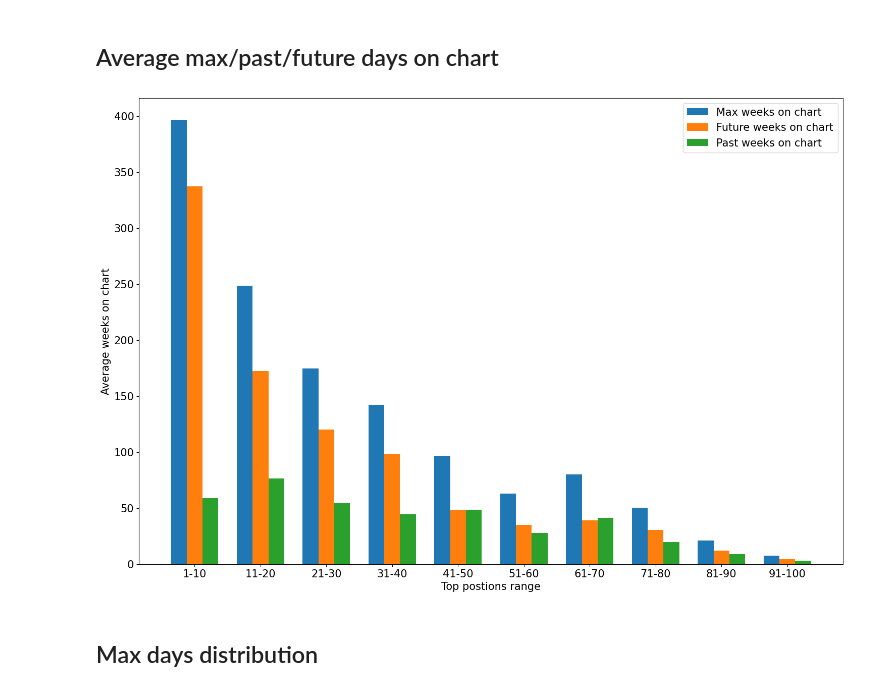
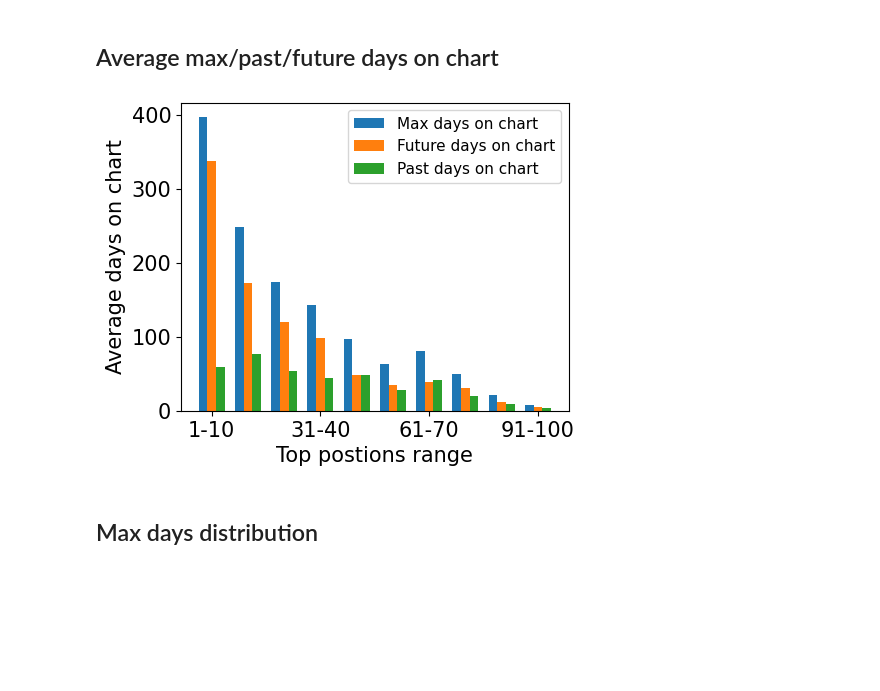
Before and after one commit to martalech/pop_charts_dynamics, a Jupyter notebook: podcasts/itunes_podcasts_statistics.ipynb, the cells around one changed output. Cells and saved outputs as stored; diff of their text form; code cells hidden in the pictures; blank space fills up the shorter version.

```diff
--- a/podcasts/itunes_podcasts_statistics.ipynb
+++ b/podcasts/itunes_podcasts_statistics.ipynb
@@ -99,7 +100,7 @@ def calculate_position_difference(position, last_week_position):
 itunes_top_with_disappeared_songs["position_change"] = itunes_top_with_disappeared_songs.apply(
     lambda x: calculate_position_difference(x["position"], x["last_week_position"]), axis=1)
 # %%
-fig, axes = plt.subplots(3, 2, figsize=(20, 15), sharex=True, sharey=True)
+fig, axes = plt.subplots(3, 2, figsize=(7, 6), sharex=True, sharey=True)
 
 row = 0
 col = 0
@@ -122,26 +123,28 @@ for year in range(2010, 2023, 3):
     # mark the percentiles
     rect_left = patches.Rectangle((-100, 0), 100 + perecentile_25, 20000, linewidth=1, edgecolor='grey', facecolor='grey', alpha=0.3)
     axes[row, col].add_patch(rect_left)
-    axes[row, col].text(perecentile_25 - 7, 12500, "2.5th", size = 10, alpha = 0.8)
+    axes[row, col].text(perecentile_25 - 7, 8500, "2.5th", size = 10, alpha = 0.8)
     rect_right = patches.Rectangle((perecentile_975, 0), 100 - perecentile_975, 20000, linewidth=1, edgecolor='grey', facecolor='grey', alpha=0.3)
     axes[row, col].add_patch(rect_right)
-    axes[row, col].text(perecentile_975 - 7, 12500, "97.5th", size = 10, alpha = 0.8)
+    axes[row, col].text(perecentile_975 - 7, 8500, "97.5th", size = 10, alpha = 0.8)
 
     axes[row, col].text(perecentile_50 + 2, 12500, "Median", size = 10, alpha = 0.8)
 
     axes[row, col].bar(count_changes.index, count_changes.values)
-    axes[row, col].set_title(f"Distribution for {year}")
-    axes[row, col].set_xlabel("Position difference")
-    axes[row, col].set_ylabel("Count")
-    axes[row, col].xaxis.set_major_locator(plt.MaxNLocator(10))
+    axes[row, col].set_title(f"{year}", fontsize=13)
+    if row == 2 or ((row == 1) and (col == 1)):
+        axes[row, col].set_xlabel("Position difference")
+        axes[row, col].xaxis.set_tick_params(labelbottom=True)
+        axes[row, col].xaxis.set_major_locator(plt.MaxNLocator(5))
+    if col == 0:
+        axes[row, col].set_ylabel("Count")
     col += 1
     if col == 2:
         col = 0
         row += 1
 
 fig.delaxes(axes[2, 1])
-plt.locator_params(axis='x', nbins=10)
 fig.tight_layout()
-plt.savefig("figures/position_difference_distribution.pdf", format="pdf")
+plt.savefig("figures/position_difference_distribution.pdf", format="pdf", bbox_inches="tight")
 plt.show()
 # %% [output]
@@ -206,7 +209,7 @@ itunes_top_with_empty_weeks = pd.concat([itunes_top[["title", "weeks_on_chart",
 
 itunes_top_with_empty_weeks["first_week"] = itunes_top_with_empty_weeks.groupby(["title"])["day"].transform("min")
 # %%
-plt.figure(figsize=(18, 12))
+plt.figure(figsize=(5, 4))
 
 for top_position in range(10, 110, 10):
     top_x_positions = itunes_top[(itunes_top["top_position"] <= top_position) &\
@@ -226,13 +229,13 @@ for top_position in range(10, 110, 10):
     top_x_positions.set_index("day", inplace=True)
 
     plt.plot(top_x_positions.groupby("day")["position"].mean(),
-        marker='o', label=f"Top {top_position - 9}-{top_position}")
+        marker='o', label=f"Top {top_position - 9}-{top_position}", ms=2, alpha=0.7)
 
-plt.xlabel("Week")
-plt.xlim([0, 800])
-plt.legend()
+plt.xlabel("Day")
+plt.xlim([0, 500])
+plt.legend(bbox_to_anchor=(1, 1), fontsize=11, ncol=2)
 
 plt.gca().invert_yaxis()
-plt.savefig("figures/average_position_change_per_top_position.pdf", format="pdf")
+plt.savefig("figures/average_position_change_per_top_position.pdf", format="pdf", bbox_inches="tight")
 plt.show()
 # %% [output]
@@ -274,7 +277,7 @@ itunes_top = itunes_top.merge(df_future_weeks[["title", "future_weeks"]], on=["t
 
 itunes_top["max_weeks_on_chart"] = itunes_top.groupby(["title"])["weeks_on_chart"].transform("max")
 # %%
-plt.figure(figsize=(18, 12))
+plt.figure(figsize=(5, 4))
 
 top_positions_max = pd.DataFrame(columns=["top_positions_range", "avg_weeks"])
 top_positions_future = pd.DataFrame(columns=["top_positions_range", "avg_weeks"])
@@ -285,36 +288,37 @@ for top_position in range(10, 110, 10):
             ["title"])["max_weeks_on_chart"].first().mean()
     new_row_max = pd.DataFrame({"top_positions_range": f"{top_position - 9}-{top_position}",
         "avg_weeks": avg_max_weeks}, index=[0])
     top_positions_max = pd.concat([top_positions_max, new_row_max])
 
     avg_future_weeks = itunes_top[(itunes_top["top_position"] <= top_position) &\
         (itunes_top["top_position"] > top_position - 10)].groupby(
             ["title"])["future_weeks"].first().mean()
     new_row_future = pd.DataFrame({"top_positions_range": f"{top_position - 9}-{top_position}",
         "avg_weeks": avg_future_weeks}, index=[0])
     top_positions_future = pd.concat([top_positions_future, new_row_future])
 
     avg_past_weeks = itunes_top[(itunes_top["top_position"] <= top_position) &\
         (itunes_top["top_position"] > top_position - 10)].groupby(
             ["title"])["past_weeks"].first().mean()
     new_row_past = pd.DataFrame({"top_positions_range": f"{top_position - 9}-{top_position}",
         "avg_weeks": avg_past_weeks}, index=[0])
     top_positions_past = pd.concat([top_positions_past, new_row_past])
 
 ind = np.arange(top_positions_max["top_positions_range"].shape[0])
 bar_width = 0.24
 plt.bar(ind, top_positions_max["avg_weeks"], bar_width, label="Max days on chart")
 plt.bar(ind + bar_width, top_positions_future["avg_weeks"], bar_width, label="Future days on chart")
 plt.bar(ind + 2*bar_width, top_positions_past["avg_weeks"], bar_width, label="Past days on chart")
 plt.xlabel("Top postions range")
 plt.ylabel("Average days on chart")
 plt.xticks(ind + bar_width, top_positions_max["top_positions_range"].tolist())
-plt.legend()
+plt.legend(fontsize=11)
+plt.locator_params(axis='x', nbins=4)
 
-plt.savefig("figures/average_days_on_chart_per_top_position.pdf", format="pdf")
+plt.savefig("figures/average_days_on_chart_per_top_position.pdf", format="pdf", bbox_inches="tight")
 plt.show()
 # %% [output]
-[figure, old version]
+[figure, new version]
 # %% [markdown]
 ## Max days distribution
 # %%
```
Also changed, not shown: parts of 5 cells of this notebook, 10 other files.
